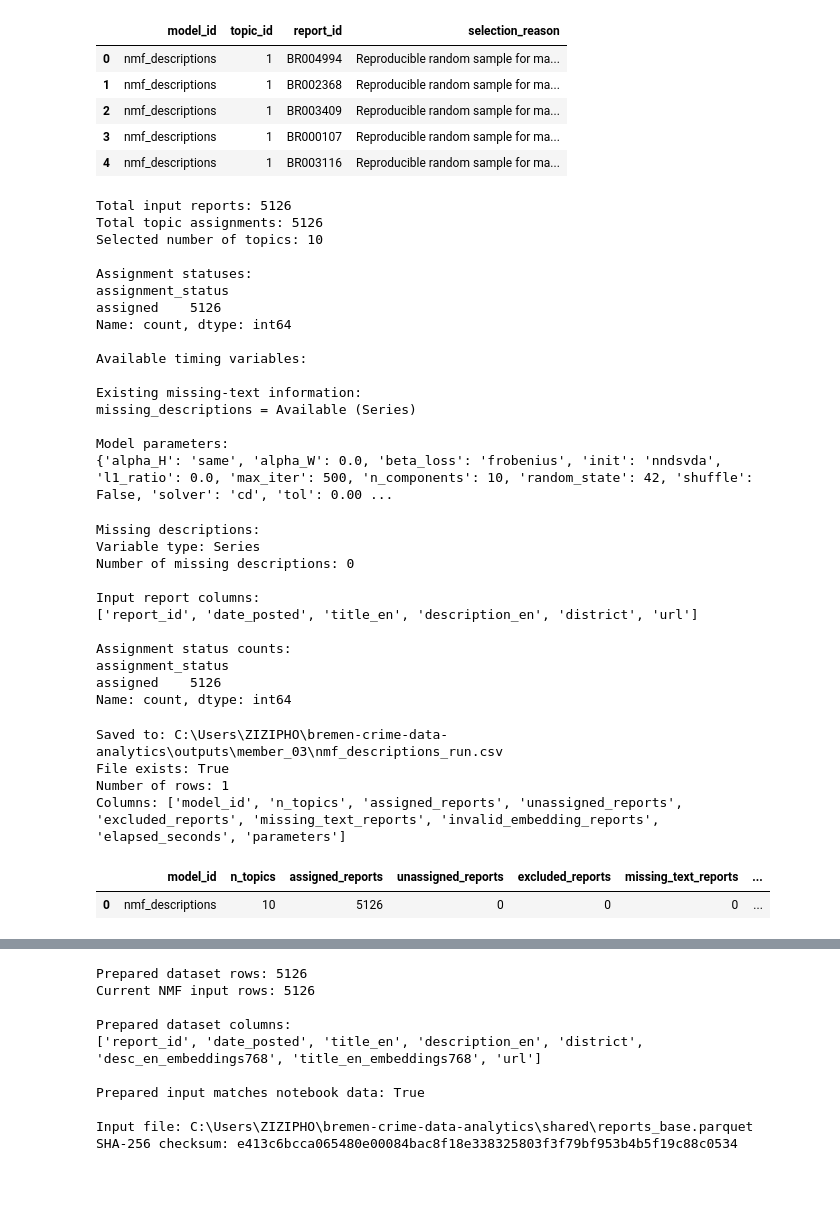
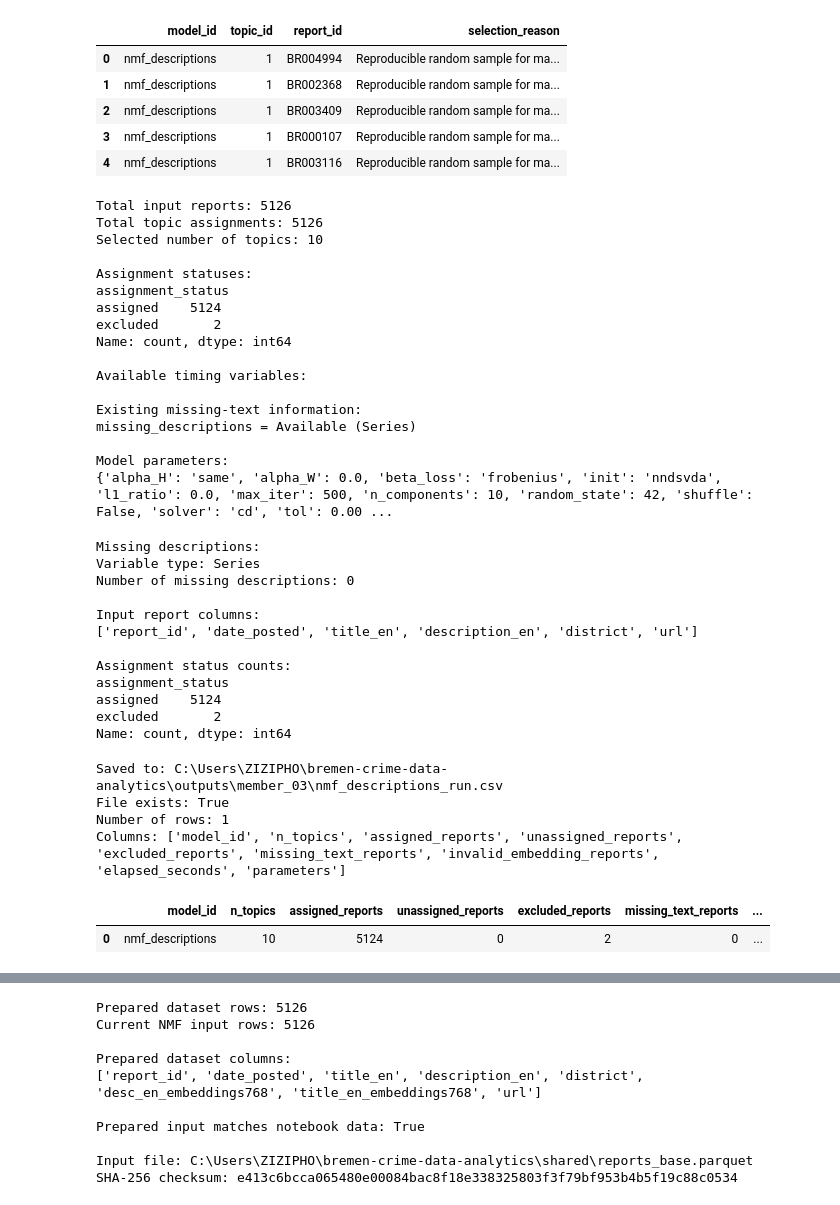
Before and after one commit to mshongwe775/bremen-crime-data-analytics, a Jupyter notebook: team_notebooks/03_description_topic_modeling.ipynb, the cells around one changed output, grey strips where cells are left out. Cells and saved outputs as stored; diff of their text form; code cells hidden in the pictures.

Commit message:
Verify NMF reproducibility and correct excluded report counts

```diff
--- a/team_notebooks/03_description_topic_modeling.ipynb
+++ b/team_notebooks/03_description_topic_modeling.ipynb
@@ -934,7 +934,7 @@ excluded_assignments = pd.DataFrame({
     "report_id": excluded_reports["report_id"].to_numpy(),
     "model_id": "nmf_descriptions",
     "topic_id": pd.NA,
-    "assignment_status": "excluded_duplicate"
+    "assignment_status": "excluded"
 })
 
 # Combine modeled reports with excluded reports
@@ -3892,7 +3890,8 @@ Selected number of topics: 10
 
 Assignment statuses:
 assignment_status
-assigned    5126
+assigned    5124
+excluded       2
 Name: count, dtype: int64
 
 Available timing variables:
@@ -3926,7 +3925,8 @@ Input report columns:
 
 Assignment status counts:
 assignment_status
-assigned    5126
+assigned    5124
+excluded       2
 Name: count, dtype: int64
 # %%
 
@@ -3946,40 +3946,42 @@ run_export = pd.DataFrame([{
         (assignments_df["assignment_status"] == "assigned").sum()
     ),
     "unassigned_reports": int(
-        (assignments_df["assignment_status"] != "assigned").sum()
-    ),
-    "excluded_reports": 0,
+    (assignments_df["assignment_status"] == "unassigned").sum()
+),
+"excluded_reports": int(
+    (assignments_df["assignment_status"] == "excluded").sum()
+),
     "missing_text_reports": int(missing_descriptions.sum()),
     "invalid_embedding_reports": 0,
     "elapsed_seconds": None,
     "parameters": json.dumps(model_parameters)
 }])
 
 # Save in the correct project folder
 run_path = output_dir / "nmf_descriptions_run.csv"
 
 run_export.to_csv(
     run_path,
     index=False,
     encoding="utf-8"
 )
 
 # Verify the saved file
 saved_run = pd.read_csv(run_path)
 
 print("Saved to:", run_path.resolve())
 print("File exists:", run_path.exists())
 print("Number of rows:", len(saved_run))
 print("Columns:", saved_run.columns.tolist())
 
 display(saved_run)
 # %% [output]
 Saved to: C:\Users\ZIZIPHO\bremen-crime-data-analytics\outputs\member_03\nmf_descriptions_run.csv
 File exists: True
 Number of rows: 1
 Columns: ['model_id', 'n_topics', 'assigned_reports', 'unassigned_reports', 'excluded_reports', 'missing_text_reports', 'invalid_embedding_reports', 'elapsed_seconds', 'parameters']
 |  | model_id | n_topics | assigned_reports | unassigned_reports | excluded_reports | missing_text_reports | ... |
-| 0 | nmf_descriptions | 10 | 5126 | 0 | 0 | 0 | ... |
+| 0 | nmf_descriptions | 10 | 5124 | 0 | 2 | 0 | ... |
 # %%
 
 # Section 7: Locate prepared input files for metadata
```
Also changed, not shown: parts of 22 cells of this notebook, 7 other files.
